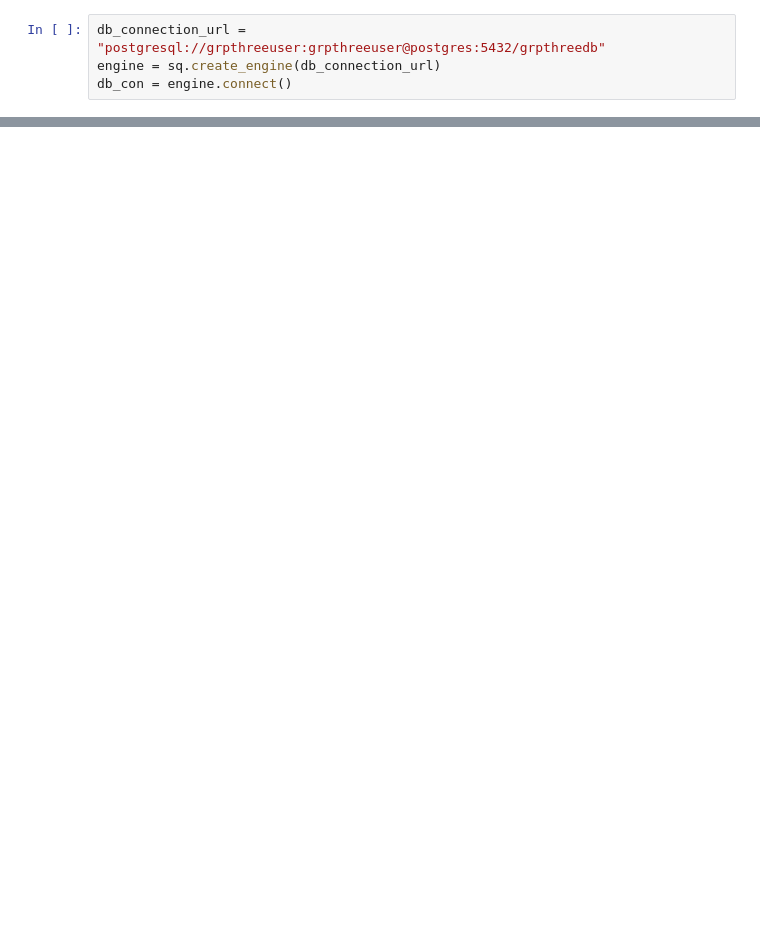
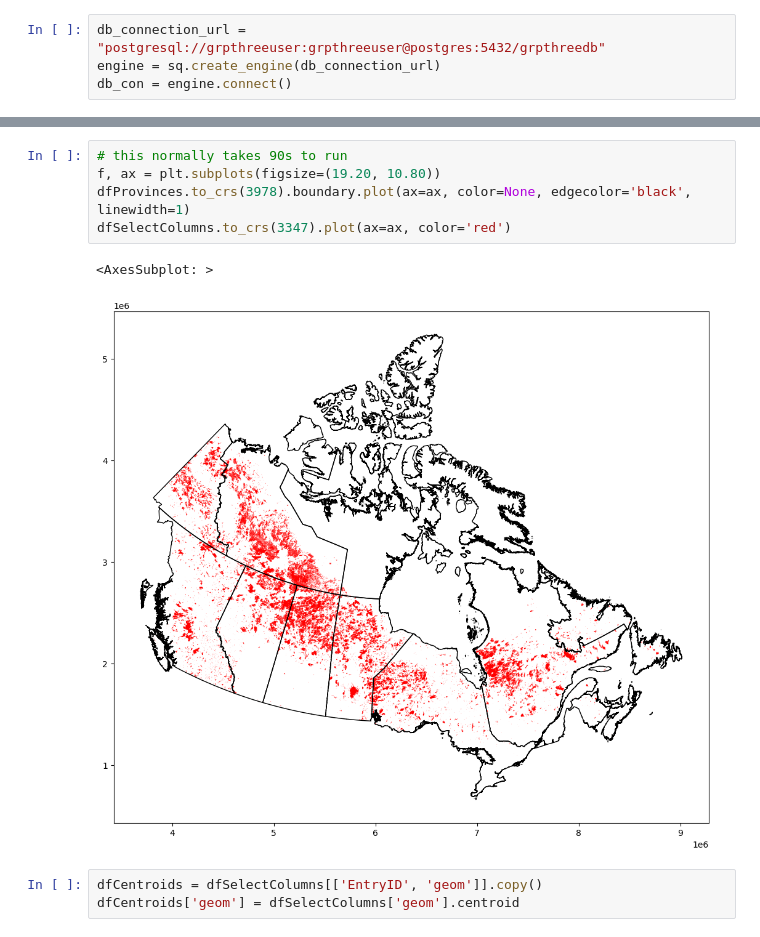
Before and after one commit to NouranEmad16/MLweatherForestFire, a Jupyter notebook: Data_step2_Evaluation.ipynb, the cells around one changed output, grey strips where cells are left out. Cells and saved outputs as stored; diff of their text form; blank space fills up the shorter version.

```diff
--- a/Data_step2_Evaluation.ipynb
+++ b/Data_step2_Evaluation.ipynb
@@ -107,0 +81,11 @@ dfSelectColumns.plot()
+# %%
+# this normally takes 90s to run
+f, ax = plt.subplots(figsize=(19.20, 10.80))
+dfProvinces.to_crs(3978).boundary.plot(ax=ax, color=None, edgecolor='black', linewidth=1)
+dfSelectColumns.to_crs(3347).plot(ax=ax, color='red')
+# %% [output]
+<AxesSubplot: >
+[figure, added]
+# %%
+dfCentroids = dfSelectColumns[['EntryID', 'geom']].copy()
+dfCentroids['geom'] = dfSelectColumns['geom'].centroid
```
Also changed, not shown: parts of 10 cells of this notebook.
